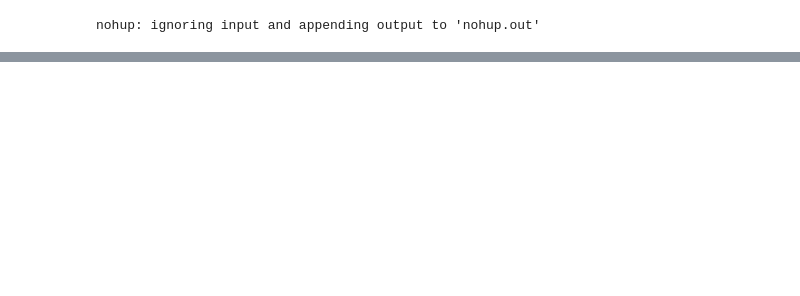
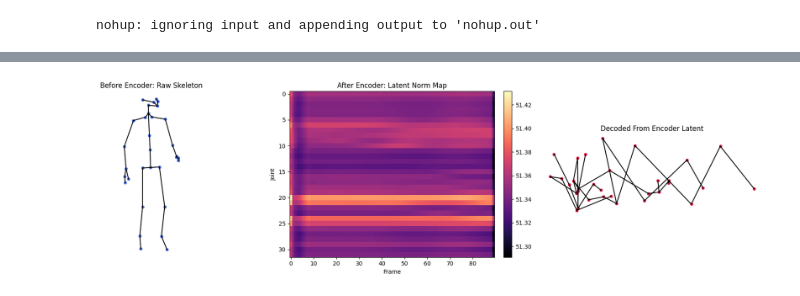
Before and after one commit to Amul-byte/ldm, a Jupyter notebook: proper_main.ipynb, the cells around one changed output, grey strips where cells are left out. Drawn from its saved outputs; the diff is of its cells as text; code cells hidden in the pictures; blank space fills up the shorter version.

```diff
--- a/proper_main.ipynb
+++ b/proper_main.ipynb
@@ -189,0 +209,90 @@ logits shape: (1, 14)
+# %%
+import torch
+import numpy as np
+import matplotlib.pyplot as plt
+
+from diffusion_model.dataset import create_dataloader
+from diffusion_model.model import Stage1Model
+from diffusion_model.model_loader import load_checkpoint
+from diffusion_model.util import get_skeleton_edges, DEFAULT_JOINTS, DEFAULT_LATENT_DIM, DEFAULT_TIMESTEPS
+from diffusion_model.gait_metrics import DEFAULT_GAIT_METRICS_DIM
+
+device = torch.device("cuda" if torch.cuda.is_available() else "cpu")
+
+stage1_ckpt = "outputs/retrain_meeting_march_13/checkpoints/stage1_best.pt"
+
+loader = create_dataloader(
+    dataset_path=None,
+    batch_size=1,
+    window=90,
+    joints=32,
+    num_classes=14,
+    skeleton_folder="/home/qsw26/smartfall/gait_loss/filtered_skeleton_data",
+    hip_folder="/home/qsw26/smartfall/gait_loss/SmartFallMM-Dataset/young/accelerometer/meta_hip",
+    wrist_folder="/home/qsw26/smartfall/gait_loss/SmartFallMM-Dataset/young/accelerometer/meta_wrist",
+    stride=45,
+    normalize_sensors=True,
+    shuffle=True,
+    gait_cache_dir="outputs/retrain_meeting/gait_cache_v2_9metrics",
+)
+
+model = Stage1Model(
+    latent_dim=DEFAULT_LATENT_DIM,
+    num_joints=DEFAULT_JOINTS,
+    timesteps=500,
+    gait_metrics_dim=DEFAULT_GAIT_METRICS_DIM,
+).to(device)
+load_checkpoint(stage1_ckpt, model, strict=True)
+model.eval()
+
+batch = next(iter(loader))
+x = batch["skeleton"].to(device)         # [1, T, J, 3]
+gait_metrics = batch["gait_metrics"].to(device)
+
+with torch.no_grad():
+    z0 = model.encoder(x, gait_metrics=gait_metrics)   # [1, T, J, D]
+    x_recon = model.decoder(z0)                        # [1, T, J, 3]
+
+x_np = x[0].cpu().numpy()
+z_np = z0[0].cpu().numpy()
+x_recon_np = x_recon[0].cpu().numpy()
+
+latent_norm = np.linalg.norm(z_np, axis=-1)  # [T, J]
+
+edges = get_skeleton_edges()
+mid = x_np.shape[0] // 2
+
+fig, axes = plt.subplots(1, 3, figsize=(18, 5))
+
+# 1. Before encoder: raw skeleton
+frame = x_np[mid]
+for i, j in edges:
+    if i < frame.shape[0] and j < frame.shape[0]:
+        axes[0].plot([frame[i, 0], frame[j, 0]], [frame[i, 1], frame[j, 1]], color="black", linewidth=1.5)
+axes[0].scatter(frame[:, 0], frame[:, 1], s=20, c="royalblue")
+axes[0].invert_yaxis()
+axes[0].set_aspect("equal")
+axes[0].set_title("Before Encoder: Raw Skeleton")
+axes[0].axis("off")
+
+# 2. After encoder: latent activation map
+im = axes[1].imshow(latent_norm.T, aspect="auto", cmap="magma", interpolation="nearest")
+axes[1].set_title("After Encoder: Latent Norm Map")
+axes[1].set_xlabel("Frame")
+axes[1].set_ylabel("Joint")
+plt.colorbar(im, ax=axes[1], fraction=0.046, pad=0.04)
+
+# 3. Decoder reconstruction from encoded latent
+frame_hat = x_recon_np[mid]
+for i, j in edges:
+    if i < frame_hat.shape[0] and j < frame_hat.shape[0]:
+        axes[2].plot([frame_hat[i, 0], frame_hat[j, 0]], [frame_hat[i, 1], frame_hat[j, 1]], color="black", linewidth=1.5)
+axes[2].scatter(frame_hat[:, 0], frame_hat[:, 1], s=20, c="crimson")
+axes[2].invert_yaxis()
+axes[2].set_aspect("equal")
+axes[2].set_title("Decoded From Encoder Latent")
+axes[2].axis("off")
+
+plt.tight_layout()
+plt.show()
+# %% [output]
@@ -189,0 +319 @@ logits shape: (1, 14)
+[figure, added]
```
Also changed, not shown: parts of 11 cells of this notebook, 11 other files.
